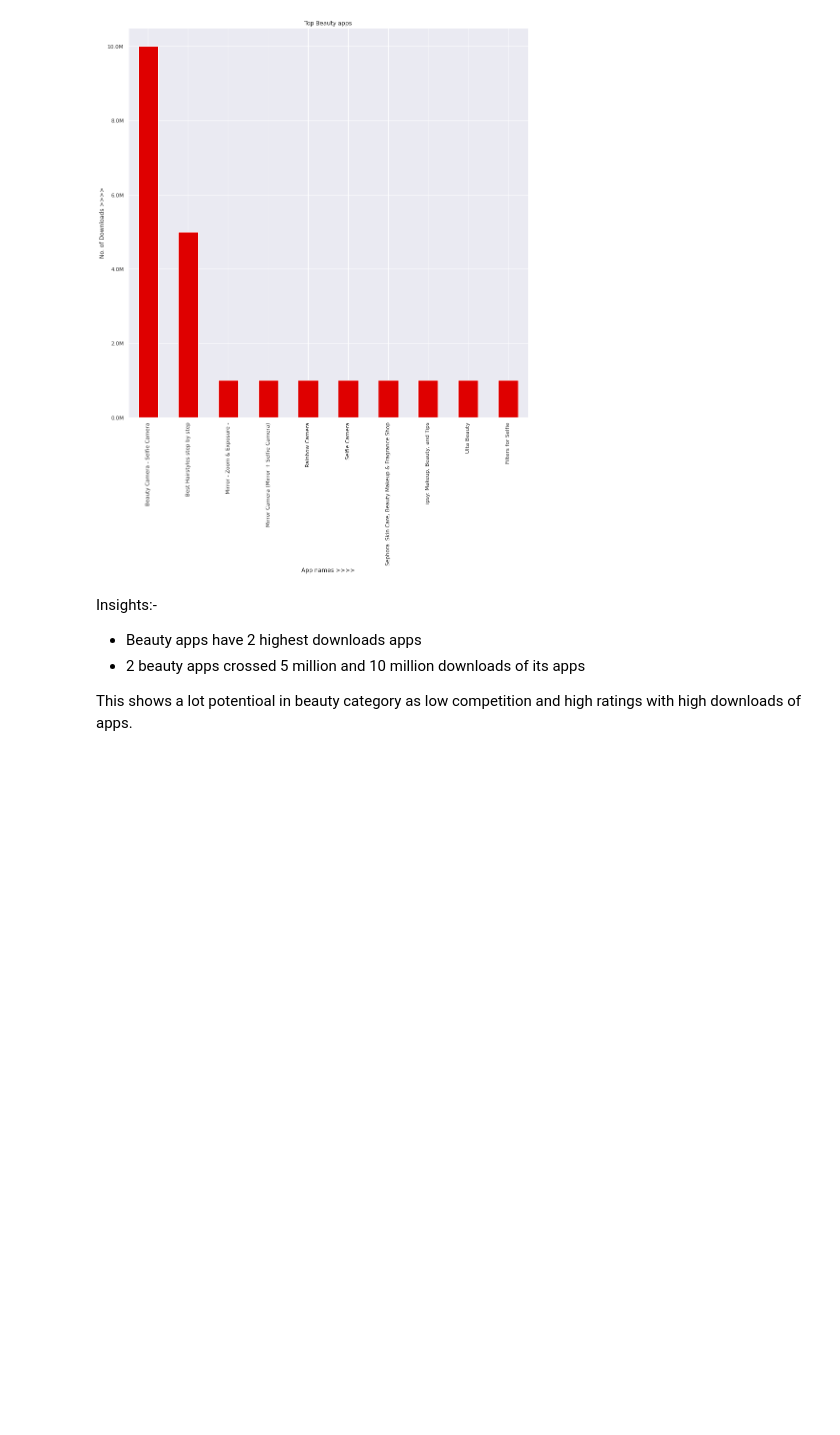
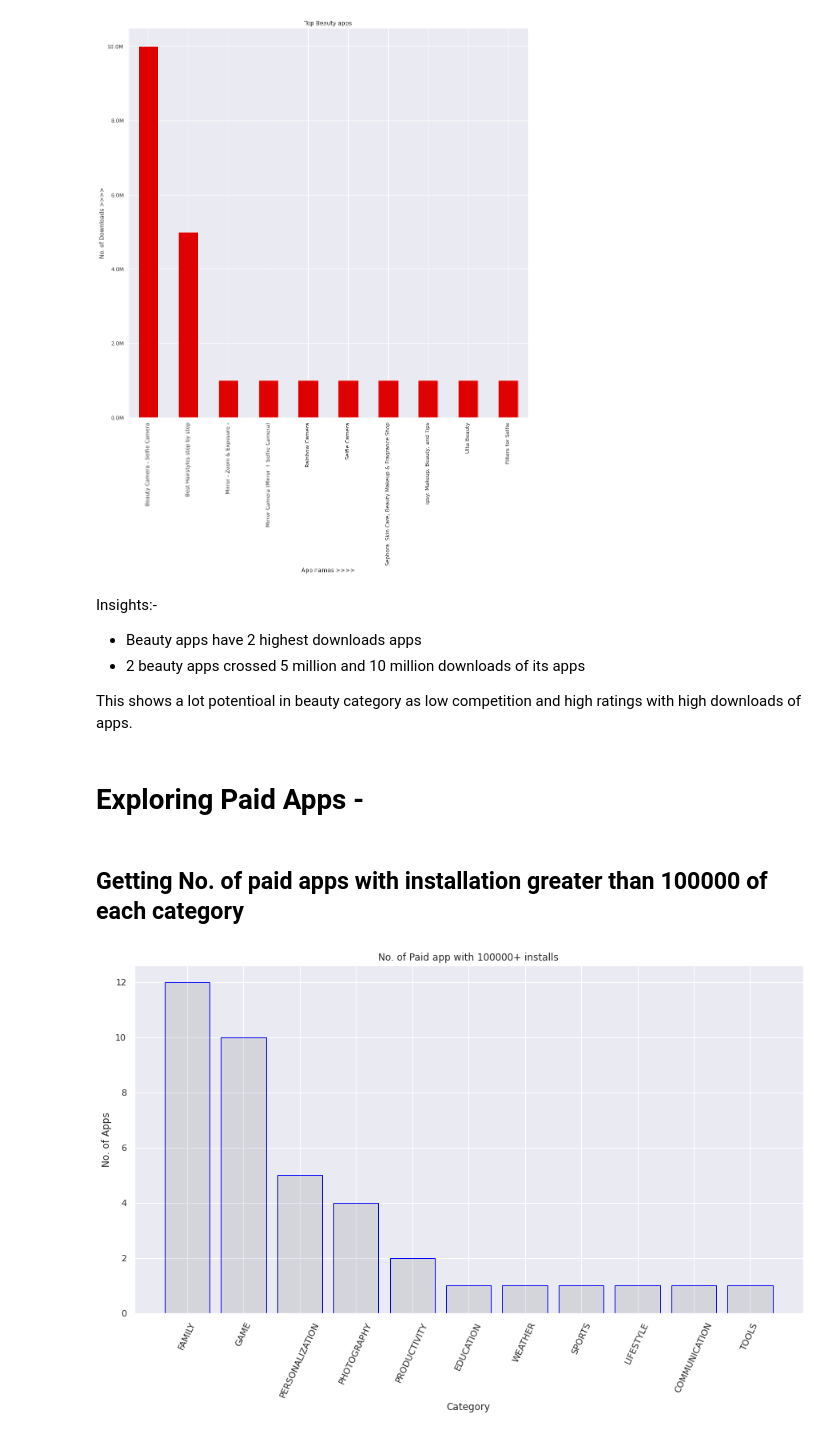
Before and after one commit to GuptaRitik/PlayStore-Review-EDA, a Jupyter notebook: Play_Store_App_Review_Analysis_Capstone_Project.ipynb, the cells around one changed output. Cells and saved outputs as stored; diff of their text form; code cells hidden in the pictures; blank space fills up the shorter version.

```diff
--- a/Play_Store_App_Review_Analysis_Capstone_Project.ipynb
+++ b/Play_Store_App_Review_Analysis_Capstone_Project.ipynb
@@ -329,3 +329,24 @@ Insights:-
 * 2 beauty apps crossed 5 million and 10 million downloads of its apps
 
 This shows  a lot potentioal in beauty category as low competition and high ratings with high downloads of apps.
+# %% [markdown]
+# Exploring Paid Apps -
+# %% [markdown]
+## Getting No. of paid apps with installation greater than 100000 of each category
+# %%
+# putting paitd apps and installs of 100000+ in a variable
+temp_df1 =  df[df['Type'] =='Paid'][df[df['Type']=='Paid']['Installs']>100000]
+
+# getting number of apps in each category using value counts and converting it to DataFrame
+paid_apps = pd.DataFrame(temp_df1['Category'].value_counts())
+
+# plotting the bar graph
+plt.figure(figsize=(15,8))
+plt.xticks(rotation='65')
+plt.bar(paid_apps.index, paid_apps['Category'],color=(0.1, 0.1, 0.1, 0.1),  edgecolor='blue')
+plt.title('No. of Paid app with 100000+ installs')
+plt.xlabel('Category')
+plt.ylabel('No. of Apps')
+plt.show()
+# %% [output]
+[figure, added]
```
Also changed, not shown: parts of 19 cells of this notebook.
